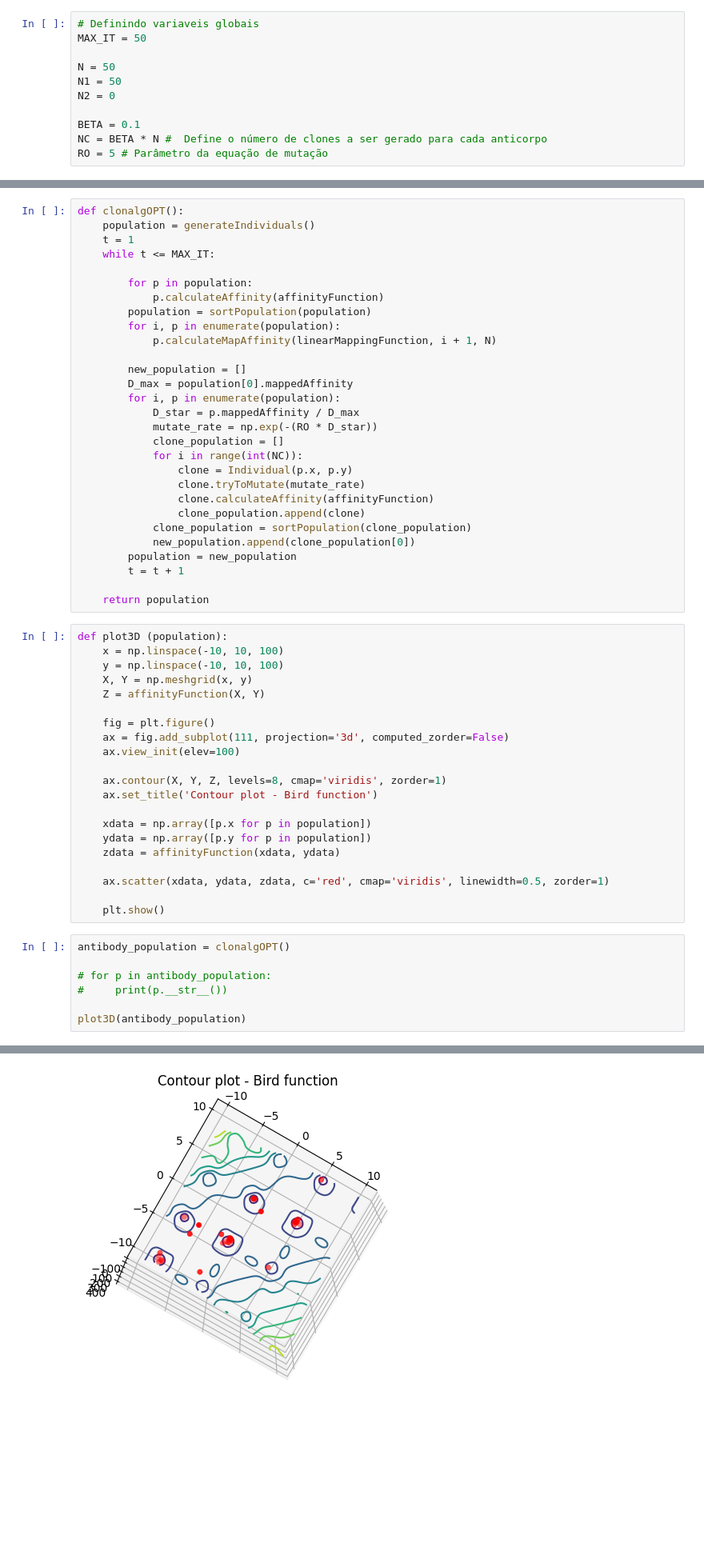
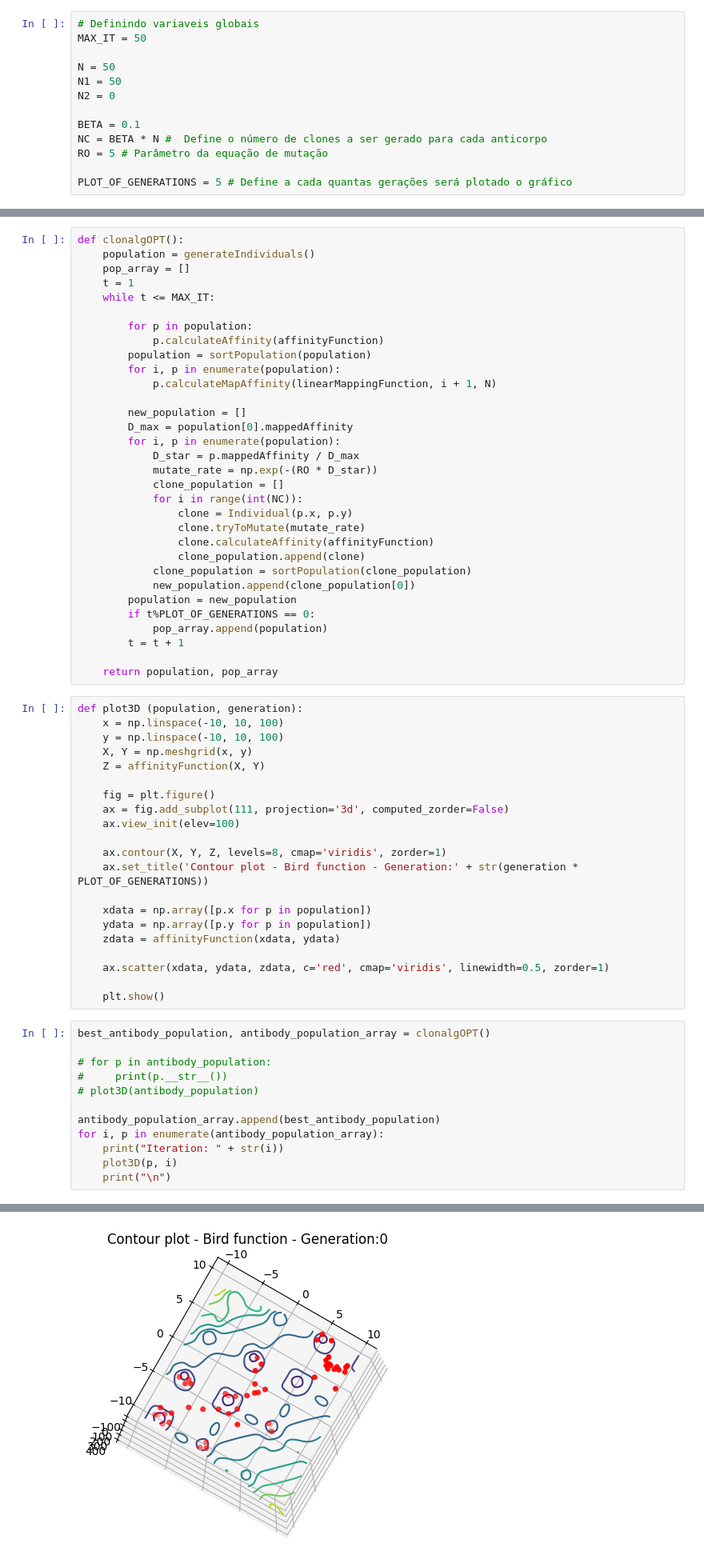
Before and after one commit to Sevzera/ia-cefet, a Jupyter notebook: atv7_algoritmo_imunologico/Python/AI.ipynb, the cells around one changed output, grey strips where cells are left out. Shown at 80% size. Saved outputs shown, nothing was run; the diff lists cells and outputs as text; blank space fills up the shorter version.

Commit message:
Adicionando mais plots na resposta

```diff
--- a/atv7_algoritmo_imunologico/Python/AI.ipynb
+++ b/atv7_algoritmo_imunologico/Python/AI.ipynb
@@ -17,6 +17,8 @@ N2 = 0
 BETA = 0.1
 NC = BETA * N #  Define o número de clones a ser gerado para cada anticorpo
 RO = 5 # Parâmetro da equação de mutação
+
+PLOT_OF_GENERATIONS = 5 # Define a cada quantas gerações será plotado o gráfico
 # %%
 class Individual:
     def __init__(self, x, y):
@@ -71,6 +73,7 @@ def generateIndividuals():
 # %%
 def clonalgOPT():
     population = generateIndividuals()
+    pop_array = []
     t = 1
     while t <= MAX_IT:
 
@@ -94,11 +97,13 @@ def clonalgOPT():
             clone_population = sortPopulation(clone_population)
             new_population.append(clone_population[0])
         population = new_population
+        if t%PLOT_OF_GENERATIONS == 0:
+            pop_array.append(population)
         t = t + 1
 
-    return population
+    return population, pop_array
 # %%
-def plot3D (population):
+def plot3D (population, generation):
     x = np.linspace(-10, 10, 100)
     y = np.linspace(-10, 10, 100)
     X, Y = np.meshgrid(x, y)
@@ -109,7 +114,7 @@ def plot3D (population):
     ax.view_init(elev=100)
 
     ax.contour(X, Y, Z, levels=8, cmap='viridis', zorder=1)
-    ax.set_title('Contour plot - Bird function')
+    ax.set_title('Contour plot - Bird function - Generation:' + str(generation * PLOT_OF_GENERATIONS))
 
     xdata = np.array([p.x for p in population])
     ydata = np.array([p.y for p in population])
@@ -119,10 +124,15 @@ def plot3D (population):
 
     plt.show()
 # %%
-antibody_population = clonalgOPT()
+best_antibody_population, antibody_population_array = clonalgOPT()
 
 # for p in antibody_population:
 #     print(p.__str__())
+# plot3D(antibody_population)
 
-plot3D(antibody_population)
+antibody_population_array.append(best_antibody_population)
+for i, p in enumerate(antibody_population_array):
+    print("Iteration: " + str(i))
+    plot3D(p, i)
+    print("\n")
 # %% [output]
@@ -129 +140 @@ plot3D(antibody_population)
-[figure, old version]
+[figure, new version]
```
Also changed, not shown: parts of 1 cell of this notebook.
